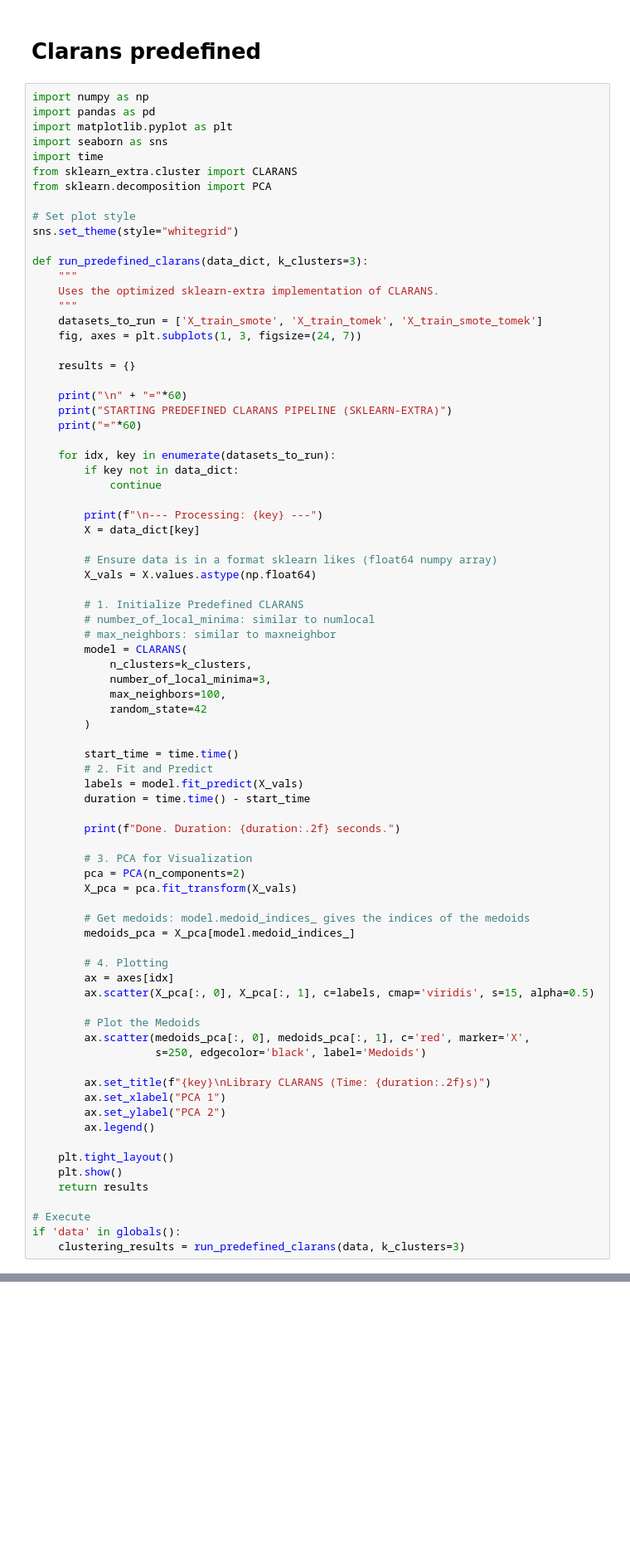
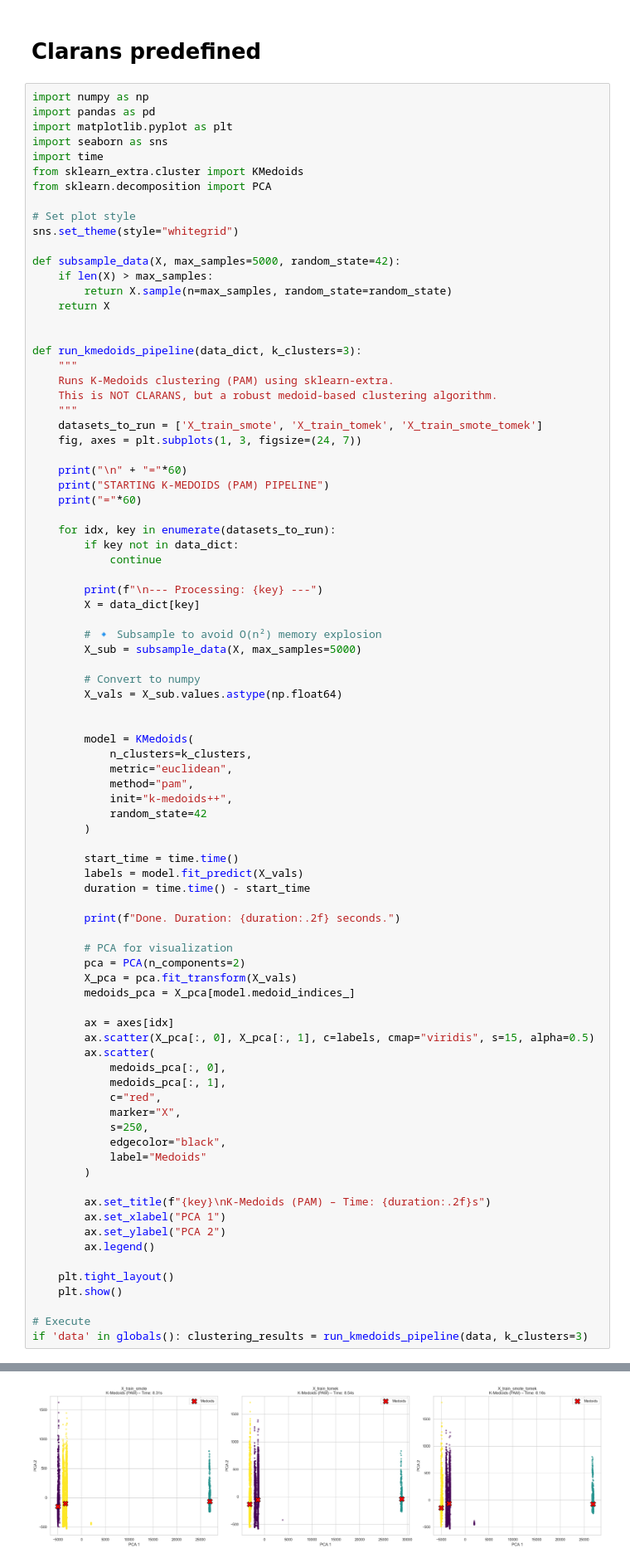
Before and after one commit to sarahmoussaoui/Fire-Detection-Data-Mining-Project, a Jupyter notebook: Code/Machine_Learning/UnSupervised_Models/CLARANS/predefined/code.ipynb, the cells around one changed output, grey strips where cells are left out. Shown at 83% size. Saved outputs shown, nothing was run; the diff lists cells and outputs as text; blank space fills up the shorter version.

```diff
--- a/Code/Machine_Learning/UnSupervised_Models/CLARANS/predefined/code.ipynb
+++ b/Code/Machine_Learning/UnSupervised_Models/CLARANS/predefined/code.ipynb
@@ -102,23 +115,28 @@ import pandas as pd
 import matplotlib.pyplot as plt
 import seaborn as sns
 import time
-from sklearn_extra.cluster import CLARANS
+from sklearn_extra.cluster import KMedoids
 from sklearn.decomposition import PCA
 
 # Set plot style
 sns.set_theme(style="whitegrid")
 
-def run_predefined_clarans(data_dict, k_clusters=3):
+def subsample_data(X, max_samples=5000, random_state=42):
+    if len(X) > max_samples:
+        return X.sample(n=max_samples, random_state=random_state)
+    return X
+
+
+def run_kmedoids_pipeline(data_dict, k_clusters=3):
     """
-    Uses the optimized sklearn-extra implementation of CLARANS.
+    Runs K-Medoids clustering (PAM) using sklearn-extra.
+    This is NOT CLARANS, but a robust medoid-based clustering algorithm.
     """
     datasets_to_run = ['X_train_smote', 'X_train_tomek', 'X_train_smote_tomek']
     fig, axes = plt.subplots(1, 3, figsize=(24, 7))
 
-    results = {}
-
     print("\n" + "="*60)
-    print("STARTING PREDEFINED CLARANS PIPELINE (SKLEARN-EXTRA)")
+    print("STARTING K-MEDOIDS (PAM) PIPELINE")
     print("="*60)
 
     for idx, key in enumerate(datasets_to_run):
@@ -128,51 +146,52 @@ def run_predefined_clarans(data_dict, k_clusters=3):
         print(f"\n--- Processing: {key} ---")
         X = data_dict[key]
 
-        # Ensure data is in a format sklearn likes (float64 numpy array)
-        X_vals = X.values.astype(np.float64)
+        # 🔹 Subsample to avoid O(n²) memory explosion
+        X_sub = subsample_data(X, max_samples=5000)
 
-        # 1. Initialize Predefined CLARANS
-        # number_of_local_minima: similar to numlocal
-        # max_neighbors: similar to maxneighbor
-        model = CLARANS(
+        # Convert to numpy
+        X_vals = X_sub.values.astype(np.float64)
+
+
+        model = KMedoids(
             n_clusters=k_clusters,
-            number_of_local_minima=3,
-            max_neighbors=100,
+            metric="euclidean",
+            method="pam",
+            init="k-medoids++",
             random_state=42
         )
 
         start_time = time.time()
-        # 2. Fit and Predict
         labels = model.fit_predict(X_vals)
         duration = time.time() - start_time
 
         print(f"Done. Duration: {duration:.2f} seconds.")
 
-        # 3. PCA for Visualization
+        # PCA for visualization
         pca = PCA(n_components=2)
         X_pca = pca.fit_transform(X_vals)
-
-        # Get medoids: model.medoid_indices_ gives the indices of the medoids
         medoids_pca = X_pca[model.medoid_indices_]
 
-        # 4. Plotting
         ax = axes[idx]
-        ax.scatter(X_pca[:, 0], X_pca[:, 1], c=labels, cmap='viridis', s=15, alpha=0.5)
+        ax.scatter(X_pca[:, 0], X_pca[:, 1], c=labels, cmap="viridis", s=15, alpha=0.5)
+        ax.scatter(
+            medoids_pca[:, 0],
+            medoids_pca[:, 1],
+            c="red",
+            marker="X",
+            s=250,
+            edgecolor="black",
+            label="Medoids"
+        )
 
-        # Plot the Medoids
-        ax.scatter(medoids_pca[:, 0], medoids_pca[:, 1], c='red', marker='X',
-                   s=250, edgecolor='black', label='Medoids')
-
-        ax.set_title(f"{key}\nLibrary CLARANS (Time: {duration:.2f}s)")
+        ax.set_title(f"{key}\nK-Medoids (PAM) – Time: {duration:.2f}s")
         ax.set_xlabel("PCA 1")
         ax.set_ylabel("PCA 2")
         ax.legend()
 
     plt.tight_layout()
     plt.show()
-    return results
 
 # Execute
-if 'data' in globals():
-    clustering_results = run_predefined_clarans(data, k_clusters=3)
+if 'data' in globals(): clustering_results = run_kmedoids_pipeline(data, k_clusters=3)
 # %% [output]
@@ -182,2 +210,3 @@ ImportError: Error importing numpy: you should not try to import numpy from
+[figure, added]
 # %% [markdown]
 # Bayesian Search
```
Also changed, not shown: parts of 4 cells of this notebook, 1 other file.
